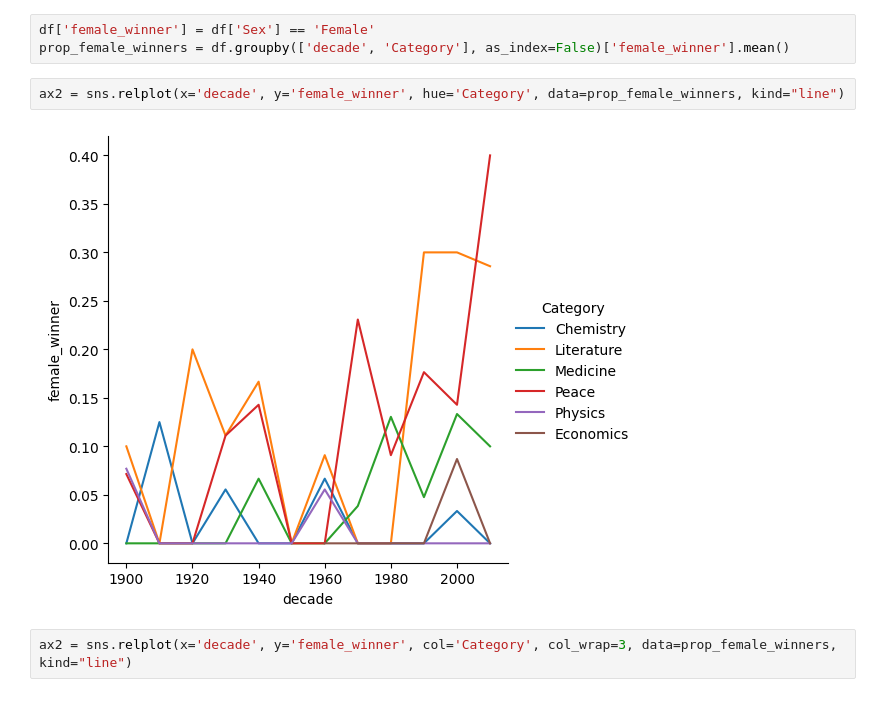
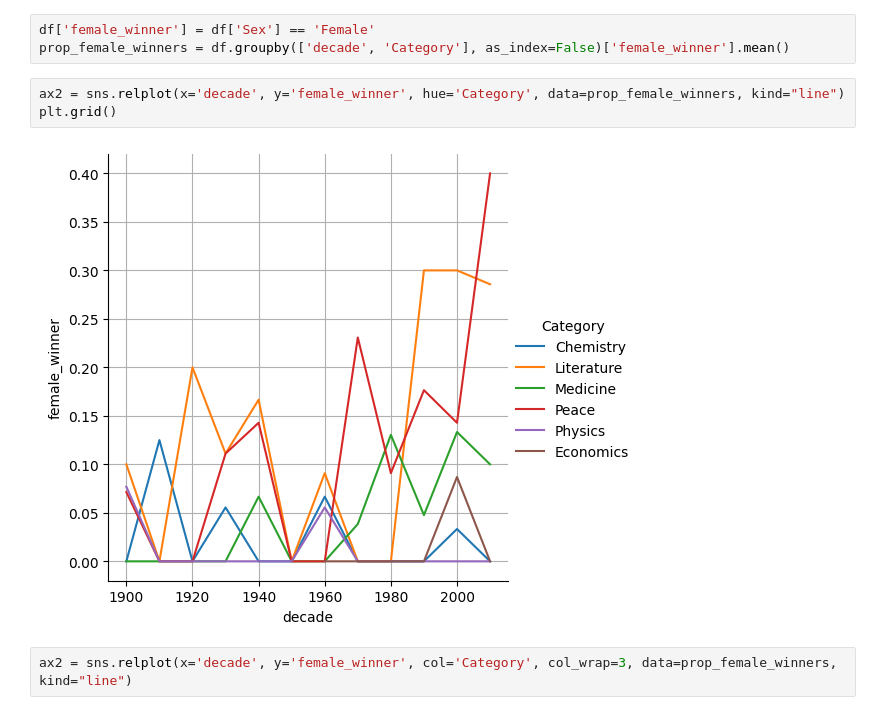
Before and after one commit to shrtRoshan/dataAnalysis, a Jupyter notebook: DataAnalysis.ipynb, the cells around one changed output. Cells and saved outputs as stored; diff of their text form.

```diff
--- a/DataAnalysis.ipynb
+++ b/DataAnalysis.ipynb
@@ -136,8 +141,9 @@ df['female_winner'] = df['Sex'] == 'Female'
 prop_female_winners = df.groupby(['decade', 'Category'], as_index=False)['female_winner'].mean()
 # %%
 ax2 = sns.relplot(x='decade', y='female_winner', hue='Category', data=prop_female_winners, kind="line")
+plt.grid()
 # %% [output]
-[figure, old version]
+[figure, new version]
 # %%
 ax2 = sns.relplot(x='decade', y='female_winner', col='Category', col_wrap=3, data=prop_female_winners, kind="line")
 # %% [output]
```
Also changed, not shown: parts of 8 cells of this notebook.
